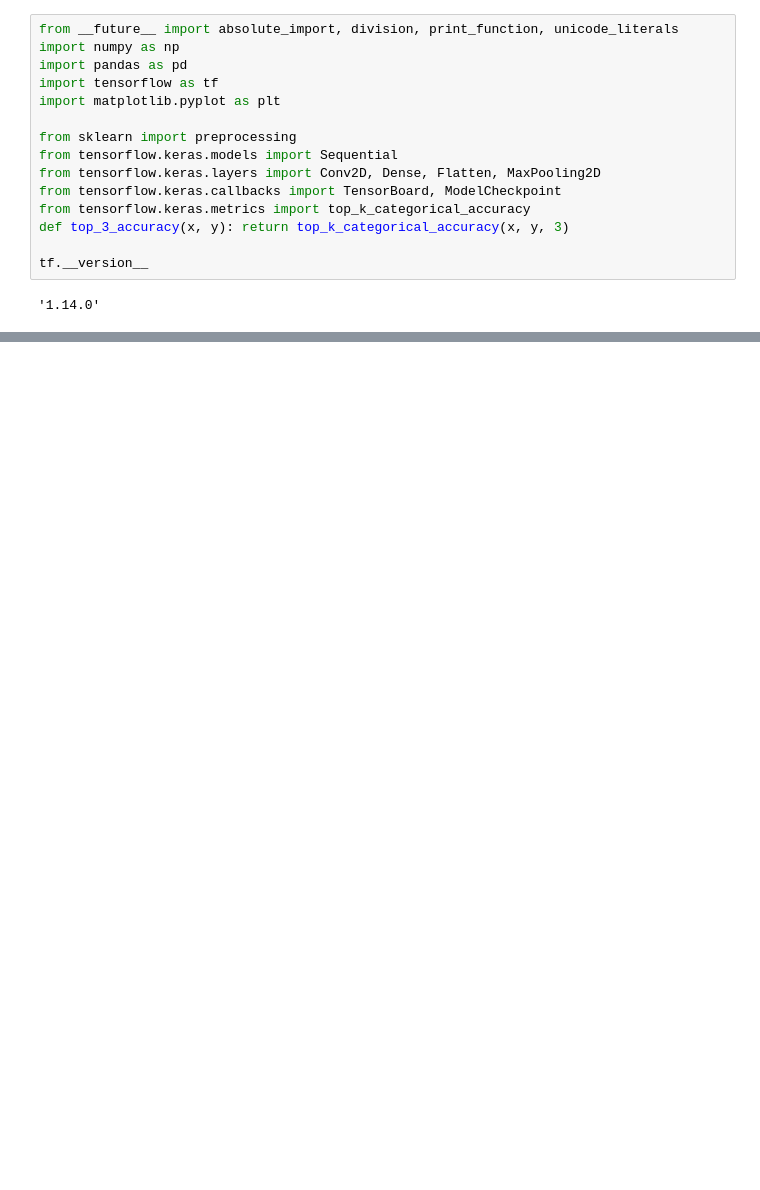
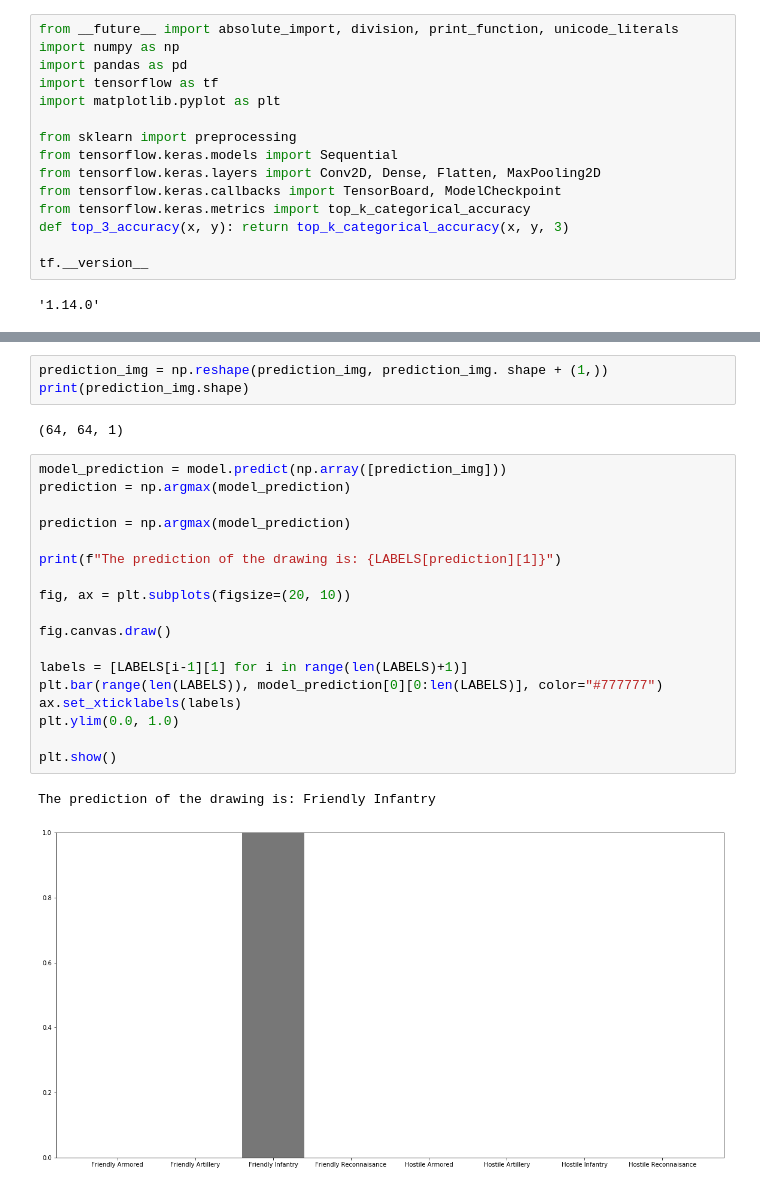
Before and after one commit to PeterHinge/random_g_api, a Jupyter notebook: Baseline-CNN-Model.ipynb, the cells around one changed output, grey strips where cells are left out. Drawn from its saved outputs; the diff is of its cells as text; blank space fills up the shorter version.

```diff
--- a/Baseline-CNN-Model.ipynb
+++ b/Baseline-CNN-Model.ipynb
@@ -202,0 +238,26 @@ model.save('my_model.h5')
+# %%
+prediction_img = np.reshape(prediction_img, prediction_img. shape + (1,))
+print(prediction_img.shape)
+# %% [output]
+(64, 64, 1)
+# %%
+model_prediction = model.predict(np.array([prediction_img]))
+prediction = np.argmax(model_prediction)
+
+prediction = np.argmax(model_prediction)
+
+print(f"The prediction of the drawing is: {LABELS[prediction][1]}")
+
+fig, ax = plt.subplots(figsize=(20, 10))
+
+fig.canvas.draw()
+
+labels = [LABELS[i-1][1] for i in range(len(LABELS)+1)]
+plt.bar(range(len(LABELS)), model_prediction[0][0:len(LABELS)], color="#777777")
+ax.set_xticklabels(labels)
+plt.ylim(0.0, 1.0)
+
+plt.show()
+# %% [output]
+The prediction of the drawing is: Friendly Infantry
+[figure, added]
```
Also changed, not shown: parts of 14 cells of this notebook, 10 other files.
